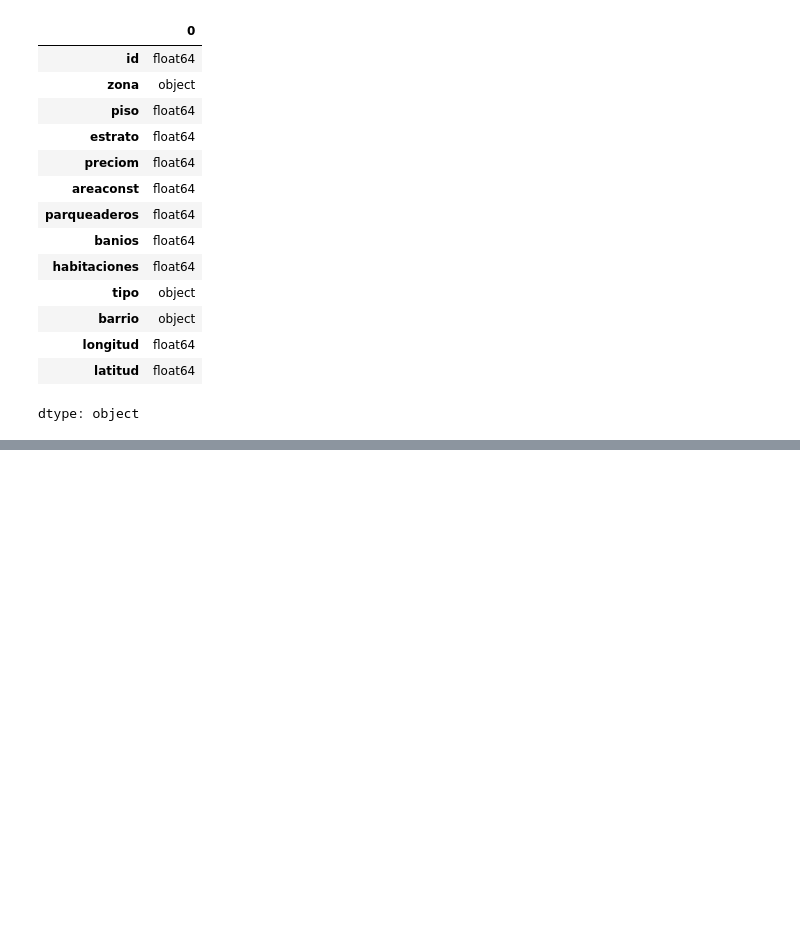
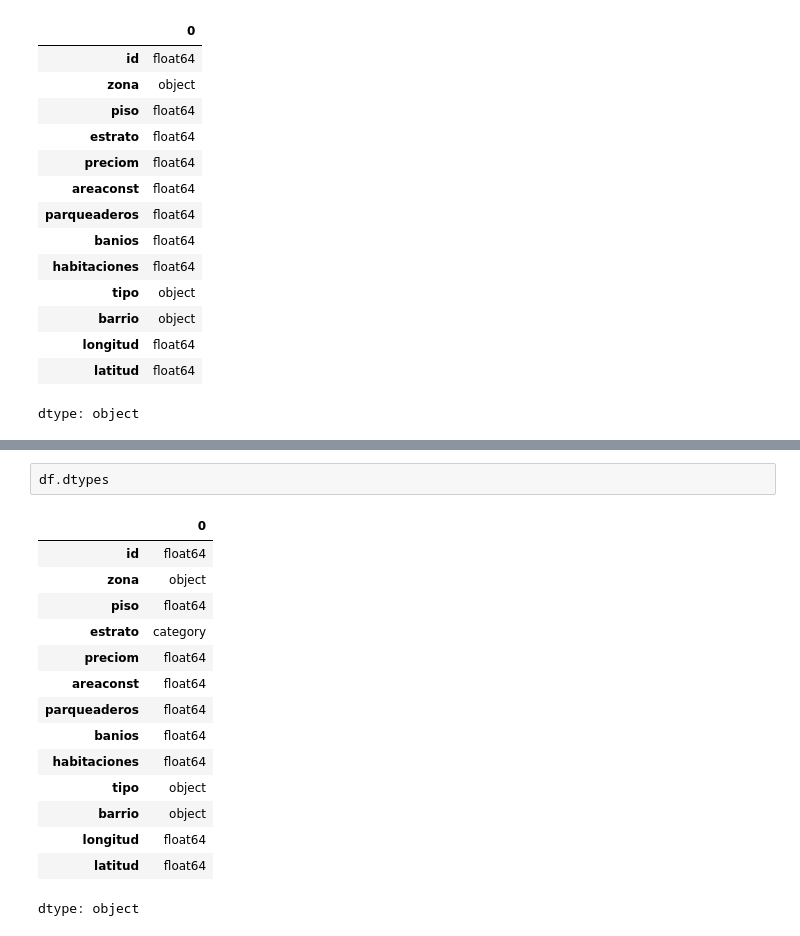
Before and after one commit to marioleandrovanegas/Unidad2, a Jupyter notebook: Unidad2.ipynb, the cells around one changed output, grey strips where cells are left out. Cells and saved outputs as stored; diff of their text form; blank space fills up the shorter version.

```diff
--- a/Unidad2.ipynb
+++ b/Unidad2.ipynb
@@ -90,0 +94,18 @@ dtype: object
+# %%
+df.dtypes
+# %% [output]
+|  | 0 |
+| id | float64 |
+| zona | object |
+| piso | float64 |
+| estrato | category |
+| preciom | float64 |
+| areaconst | float64 |
+| parqueaderos | float64 |
+| banios | float64 |
+| habitaciones | float64 |
+| tipo | object |
+| barrio | object |
+| longitud | float64 |
+| latitud | float64 |
+dtype: object
```
Also changed, not shown: parts of 9 cells of this notebook.
